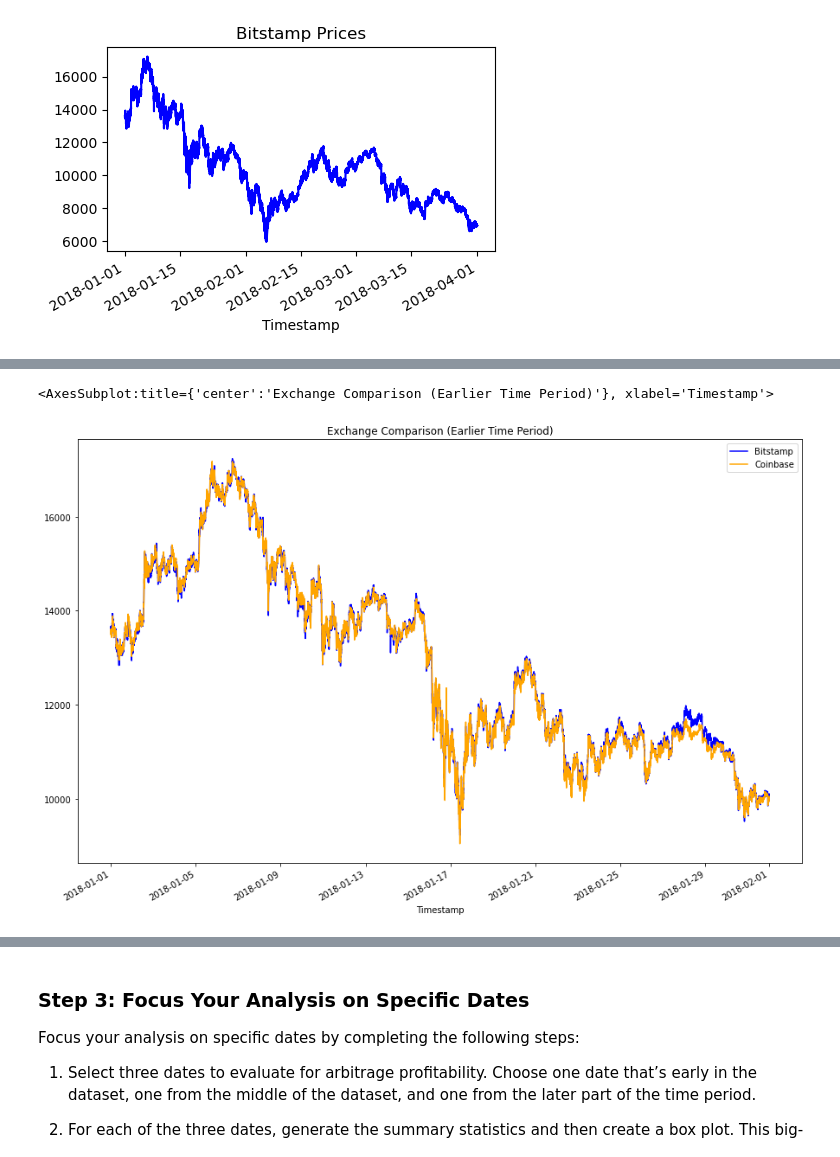
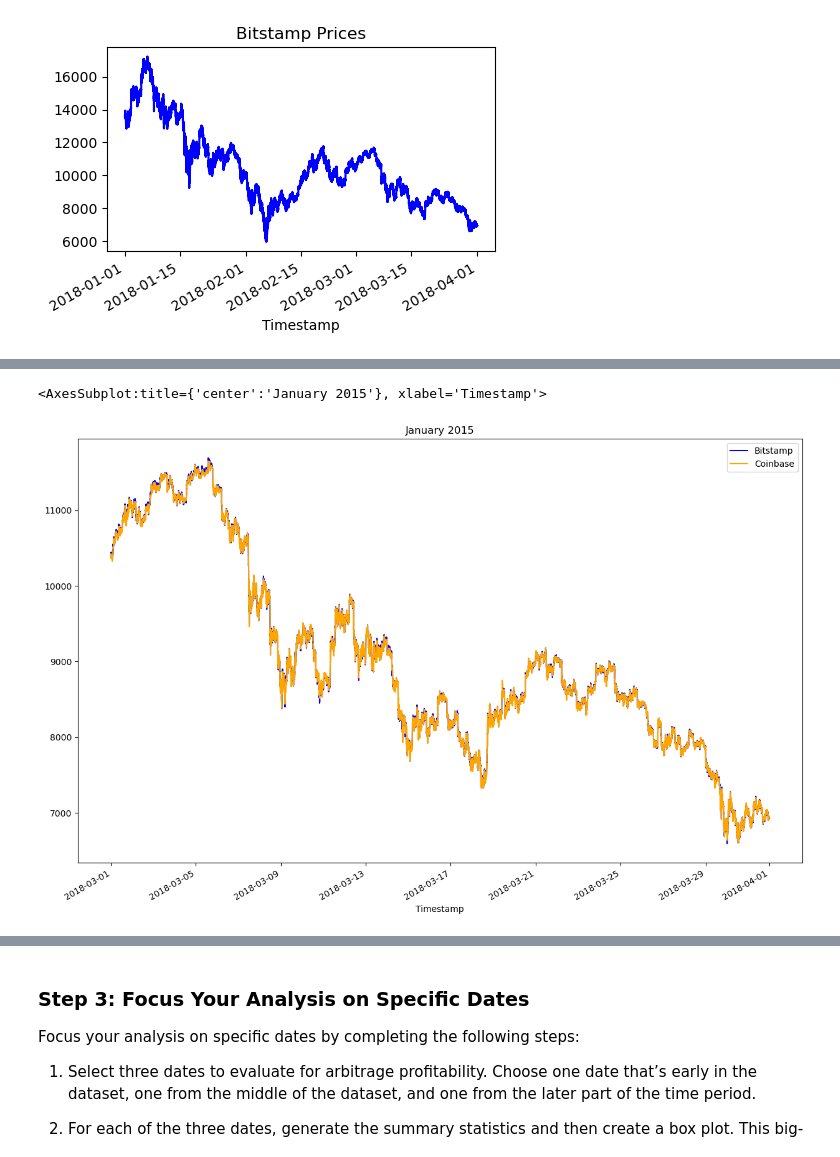
Before and after one commit to AndrewRBader/challenge-3, a Jupyter notebook: Starter_Code/crypto_arbitrage.ipynb, the cells around one changed output, grey strips where cells are left out. Drawn from its saved outputs; the diff is of its cells as text; code cells hidden in the pictures.

```diff
--- a/Starter_Code/crypto_arbitrage.ipynb
+++ b/Starter_Code/crypto_arbitrage.ipynb
@@ -73,7 +73,7 @@ bitstamp.head()
 # using read_csv function to grab data from coinbase.csv
 coinbase = pd.read_csv(
     # using Path function to enable acces to coinbase.csv
-    Path('Resources/bitstamp.csv'),
+    Path('Resources/coinbase.csv'),
     # setting index column to "Date"
     index_col="Timestamp",
     # setting parse_dates and infer_datetime_format parameters
@@ -356,8 +378,15 @@ coinbase_sliced.plot(figsize=(5, 3), title="Coinbase Prices", color="blue")
 # %%
 # Using the loc and plot functions, create an overlay plot that visualizes
-# the price action of both DataFrames for a one month period early in the dataset
+# the price action of both DataFrames for a one month period later in the dataset
 # Be sure to include the parameters: legend, figure size, title, and color and label
 # YOUR CODE HERE
+
+# selecting one month period later in the dataset
+bitstamp['Close'].loc['2018-03-01' : '2018-04-01'].plot(
+    legend=True, figsize=(15, 10), title="January 2015", color="blue", label="Bitstamp")
+# specifying coinbase selection for overlay plot
+coinbase['Close'].loc['2018-03-01' : '2018-04-01'].plot(
+    legend=True, figsize=(15, 10), color="orange", label="Coinbase")
 # %% [output]
-<AxesSubplot:title={'center':'Exchange Comparison (Earlier Time Period)'}, xlabel='Timestamp'>
+<AxesSubplot:title={'center':'January 2015'}, xlabel='Timestamp'>
-[figure, old version]
+[figure, new version]
```
Also changed, not shown: parts of 30 cells of this notebook.
